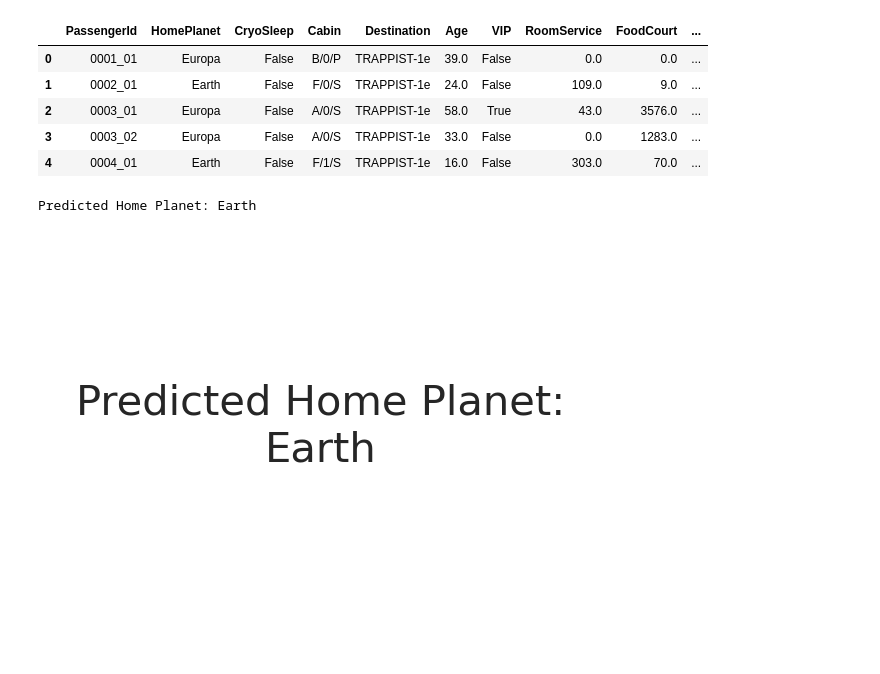
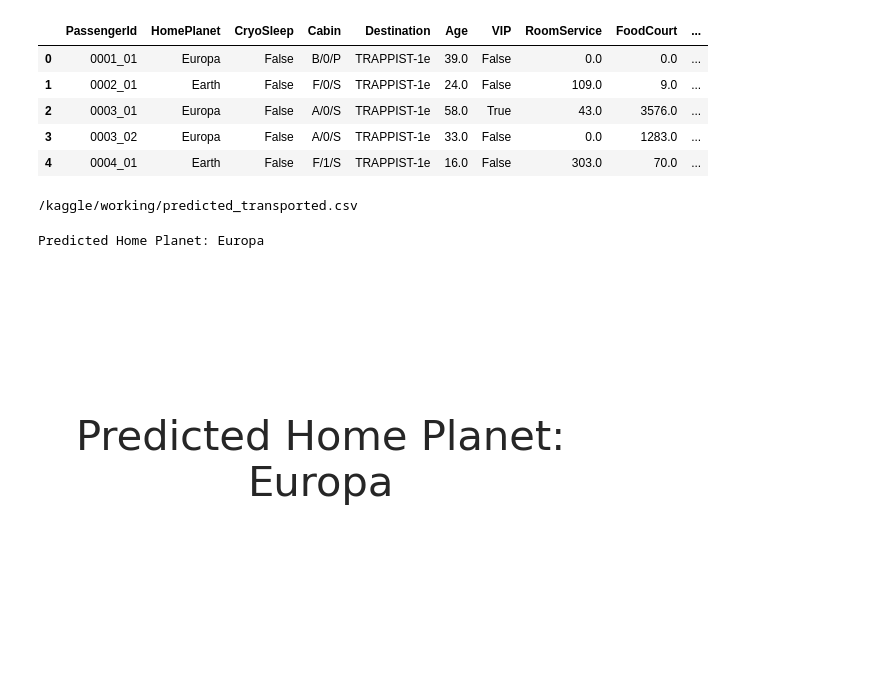
Before and after one commit to shanalytics/Spaceship-titanic-Survival-prediction, a Jupyter notebook: spaceship-titanic-survival-prediction.ipynb, the cells around one changed output. Saved outputs shown, nothing was run; the diff lists cells and outputs as text; code cells hidden in the pictures.

Commit message:
Kaggle Notebook | Spaceship Titanic Survival Prediction | Version 9

```diff
--- a/spaceship-titanic-survival-prediction.ipynb
+++ b/spaceship-titanic-survival-prediction.ipynb
@@ -906,6 +906,23 @@ True
 | 2 | 0003_01 | Europa | False | A/0/S | TRAPPIST-1e | 58.0 | True | 43.0 | 3576.0 | ... |
 | 3 | 0003_02 | Europa | False | A/0/S | TRAPPIST-1e | 33.0 | False | 0.0 | 1283.0 | ... |
 | 4 | 0004_01 | Earth | False | F/1/S | TRAPPIST-1e | 16.0 | False | 303.0 | 70.0 | ... |
+# %%
+submission_df= train_df[['PassengerId','Transported']]
+
+submission_df.head()
+
+import pandas as pd
+from IPython import display
+import os
+
+# Assuming you have a DataFrame called 'X_test' with the predicted transported column
+submission_df.to_csv('predicted_transported.csv', index=False)
+
+# Display the download link
+file_path = 'predicted_transported.csv'
+display.FileLink(file_path)
+# %% [output]
+/kaggle/working/predicted_transported.csv
 # %%
 import numpy as np
 import pandas as pd
@@ -923,37 +940,37 @@ model = LinearRegression()
 model.fit(X, y_encoded)
 
 # Make predictions
-age = 23  # Example age
-vip = 0 # Example VIP status (1 for True, 0 for False)
+age = 70  # Example age
+vip = 1  # Example VIP status (1 for True, 0 for False)
 transported = 1  # Example value for the 'Transported' feature (1 for True, 0 for False)
 
 # Reshape the input as a 2D array since we have a single sample
 prediction = model.predict(np.array([[age, vip, transported]]).reshape(1, -1))
 
 # Find the predicted home planet based on the one-hot encoding
 predicted_home_planet = y_encoded.columns[np.argmax(prediction)]
 
 print("Predicted Home Planet:", predicted_home_planet)
 
 # Set the figure size
 plt.figure(figsize=(6, 4))
 # Plot the text
 plt.text(
     0.5,
     0.5,
     f"Predicted Home Planet:\n{predicted_home_planet}",
     ha='center',
     va='center',
     fontsize=30
 )
 # Remove the axis ticks and labels
 plt.axis('off')
 # Adjust the layout
 plt.tight_layout()
 # Save the plot as an image
 plt.savefig('predicted_home_planet.png')
 # Show the plot
 plt.show()
 # %% [output]
-Predicted Home Planet: Earth
+Predicted Home Planet: Europa
-[figure, old version]
+[figure, new version]
```
Also changed, not shown: parts of 4 cells of this notebook.
